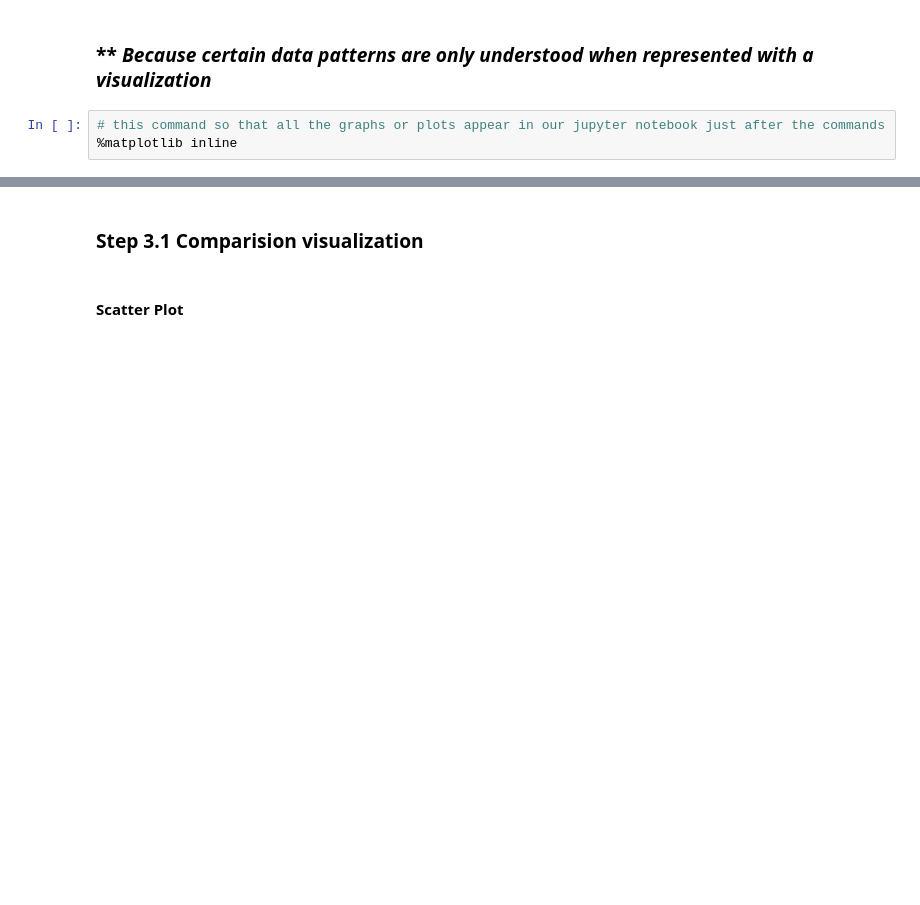
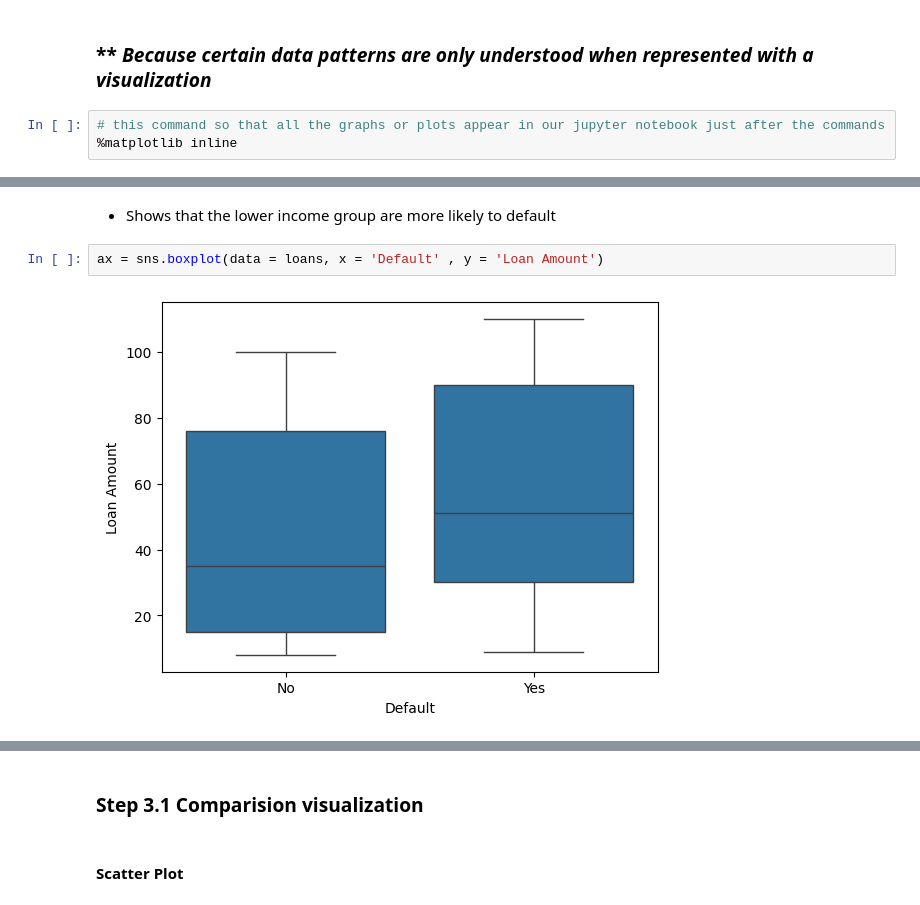
Before and after one commit to AbhishekJunnarkar/DS-ML-Projects, a Jupyter notebook: 00-awesome-data-modelling-with-ml/006-Project-Loans-decision-tree-modelling/Project-Loan-Decision-Tree-Modelling.ipynb, the cells around one changed output, grey strips where cells are left out. Saved outputs shown, nothing was run; the diff lists cells and outputs as text; blank space fills up the shorter version.

```diff
--- a/00-awesome-data-modelling-with-ml/006-Project-Loans-decision-tree-modelling/Project-Loan-Decision-Tree-Modelling.ipynb
+++ b/00-awesome-data-modelling-with-ml/006-Project-Loans-decision-tree-modelling/Project-Loan-Decision-Tree-Modelling.ipynb
@@ -35,0 +127,6 @@
+# %% [markdown]
+- Shows that the lower income group are more likely to default
+# %%
+ax = sns.boxplot(data = loans, x = 'Default' , y = 'Loan Amount')
+# %% [output]
+[figure, added]
```
Also changed, not shown: parts of 31 cells of this notebook, 2 other files.
